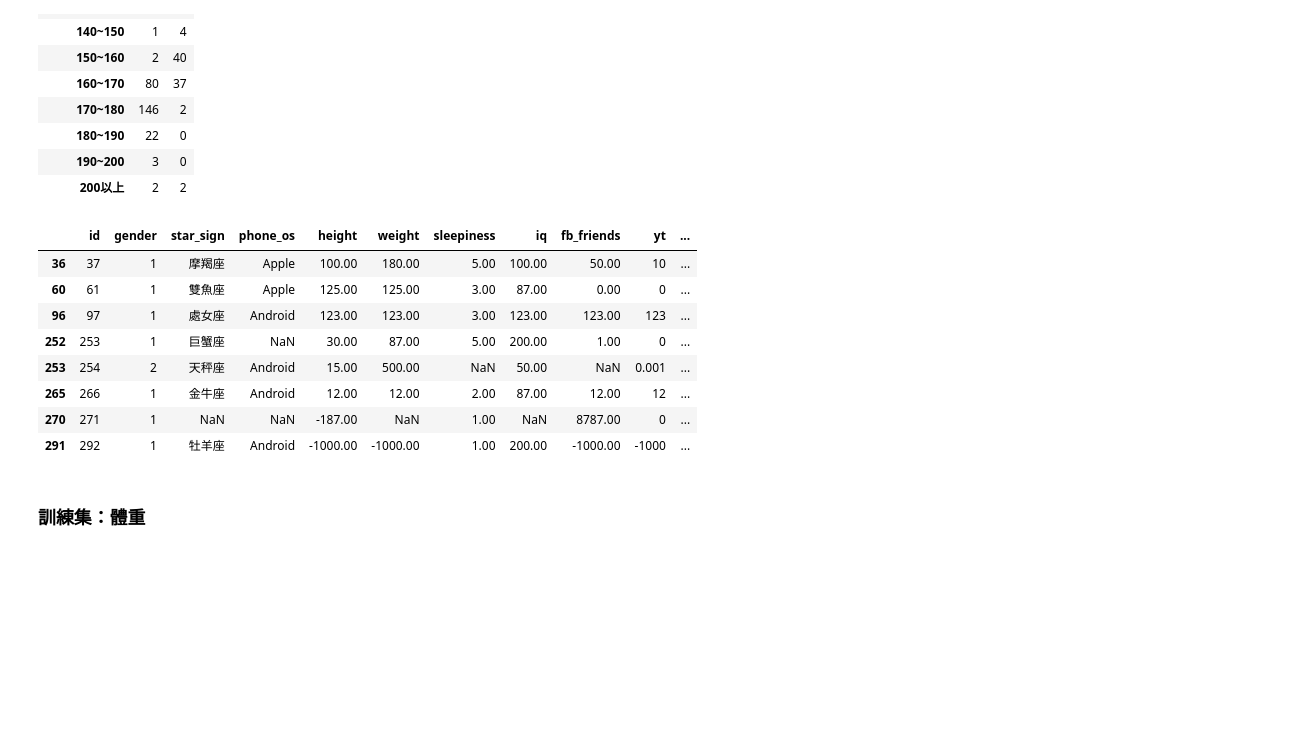
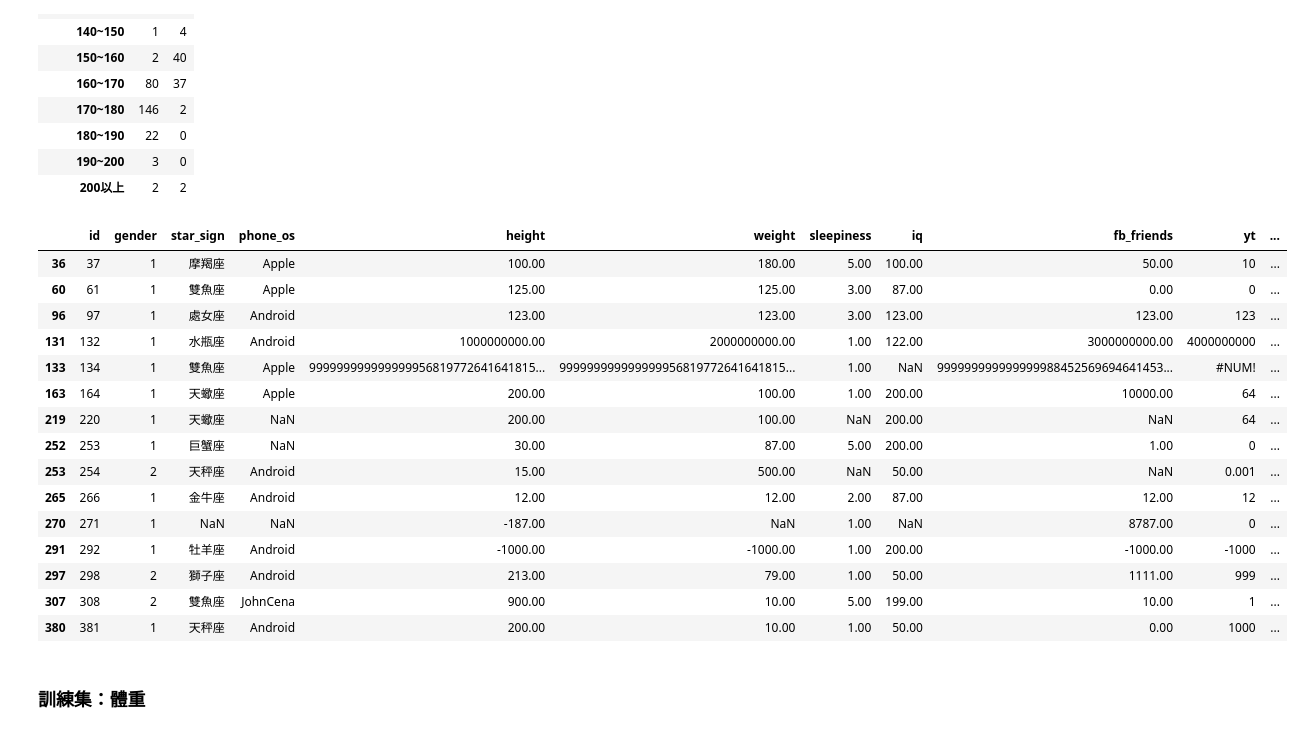
Before and after one commit to WangZiRongPraetorianGuard/BoyorGirl, a Jupyter notebook: shihyang/svm.ipynb, the cells around one changed output. Drawn from its saved outputs; the diff is of its cells as text; code cells hidden in the pictures; blank space fills up the shorter version.

```diff
--- a/shihyang/svm.ipynb
+++ b/shihyang/svm.ipynb
@@ -5,7 +12,7 @@ import pandas as pd
 # corpus_root = 'drive/My Drive/Colab Notebooks/data science and machine learning/Boy or Girl/'
 # raw_data = pd.read_csv(corpus_root+'boy or girl 2024 train_missingValue.csv')
 
-raw_data = pd.read_csv("boy or girl 2024 train_missingValue.csv")
+raw_data = pd.read_csv("train_data/boy or girl 2024 train_missingValue.csv")
 raw_data
 # %% [output]
 |  | id | gender | star_sign | phone_os | height | weight | sleepiness | iq | fb_friends | yt | ... |
@@ -243,17 +250,25 @@ gender_height_range
 # %%
 pd.set_option('display.float_format', '{:.2f}'.format)
 train_height_extreme_data = raw_data.copy()
-train_height_extreme_data = train_height_extreme_data[train_height_extreme_data['height'] < 140.0]
+train_height_extreme_data = train_height_extreme_data[(train_height_extreme_data['height'] >= 200.0) |
+                                                      (train_height_extreme_data['height'] < 140.0)]
 train_height_extreme_data['weight'] = train_height_extreme_data['weight'].apply(lambda x: float(x))
 train_height_extreme_data['height'] = train_height_extreme_data['height'].apply(lambda x: float(x))
 train_height_extreme_data
 # %% [output]
 |  | id | gender | star_sign | phone_os | height | weight | sleepiness | iq | fb_friends | yt | ... |
 | 36 | 37 | 1 | 摩羯座 | Apple | 100.00 | 180.00 | 5.00 | 100.00 | 50.00 | 10 | ... |
 | 60 | 61 | 1 | 雙魚座 | Apple | 125.00 | 125.00 | 3.00 | 87.00 | 0.00 | 0 | ... |
 | 96 | 97 | 1 | 處女座 | Android | 123.00 | 123.00 | 3.00 | 123.00 | 123.00 | 123 | ... |
+| 131 | 132 | 1 | 水瓶座 | Android | 1000000000.00 | 2000000000.00 | 1.00 | 122.00 | 3000000000.00 | 4000000000 | ... |
+| 133 | 134 | 1 | 雙魚座 | Apple | 999999999999999956819772641641815... | 999999999999999956819772641641815... | 1.00 | NaN | 999999999999999988452569694641453... | #NUM! | ... |
+| 163 | 164 | 1 | 天蠍座 | Apple | 200.00 | 100.00 | 1.00 | 200.00 | 10000.00 | 64 | ... |
+| 219 | 220 | 1 | 天蠍座 | NaN | 200.00 | 100.00 | NaN | 200.00 | NaN | 64 | ... |
 | 252 | 253 | 1 | 巨蟹座 | NaN | 30.00 | 87.00 | 5.00 | 200.00 | 1.00 | 0 | ... |
 | 253 | 254 | 2 | 天秤座 | Android | 15.00 | 500.00 | NaN | 50.00 | NaN | 0.001 | ... |
 | 265 | 266 | 1 | 金牛座 | Android | 12.00 | 12.00 | 2.00 | 87.00 | 12.00 | 12 | ... |
 | 270 | 271 | 1 | NaN | NaN | -187.00 | NaN | 1.00 | NaN | 8787.00 | 0 | ... |
 | 291 | 292 | 1 | 牡羊座 | Android | -1000.00 | -1000.00 | 1.00 | 200.00 | -1000.00 | -1000 | ... |
+| 297 | 298 | 2 | 獅子座 | Android | 213.00 | 79.00 | 1.00 | 50.00 | 1111.00 | 999 | ... |
+| 307 | 308 | 2 | 雙魚座 | JohnCena | 900.00 | 10.00 | 5.00 | 199.00 | 10.00 | 1 | ... |
+| 380 | 381 | 1 | 天秤座 | Android | 200.00 | 10.00 | 1.00 | 50.00 | 0.00 | 1000 | ... |
```
Also changed, not shown: parts of 5 cells of this notebook, 10 other files.
